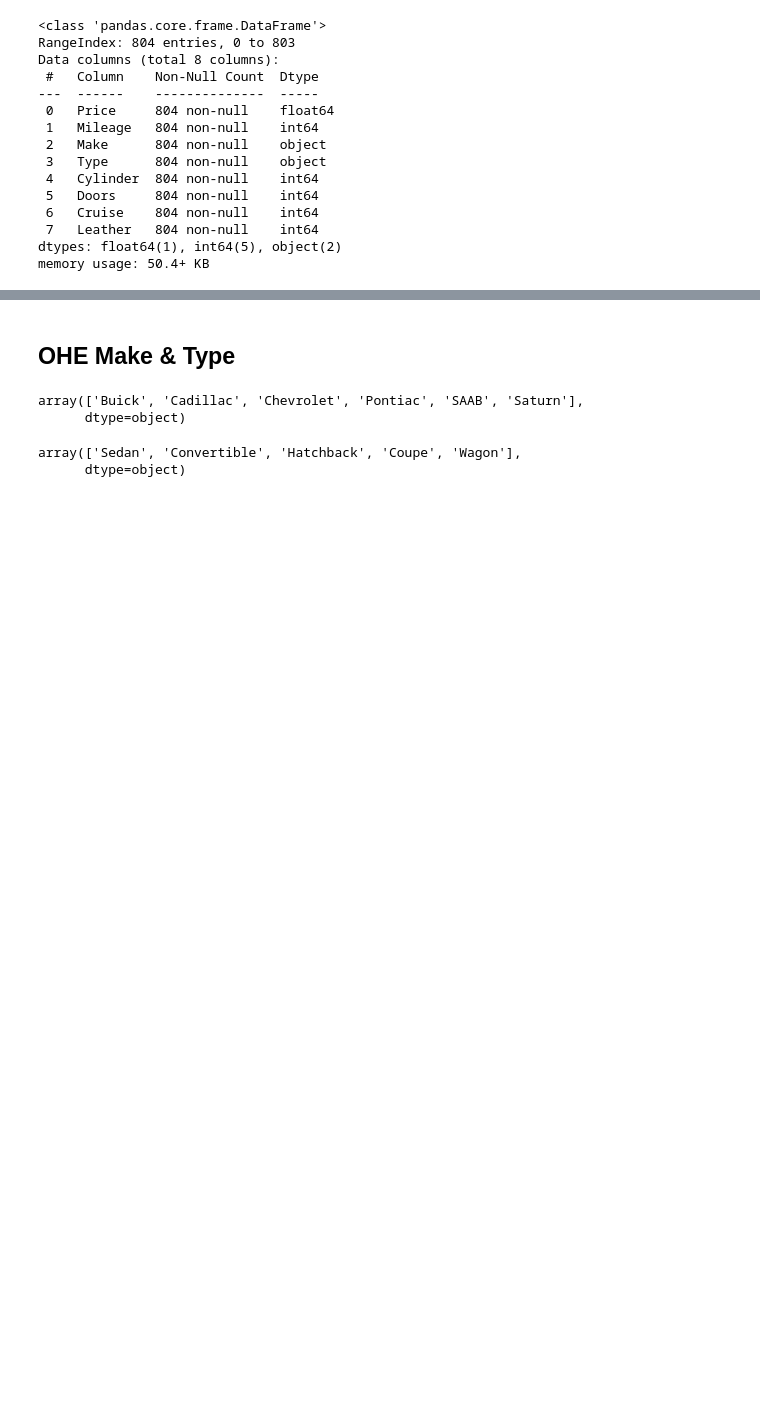
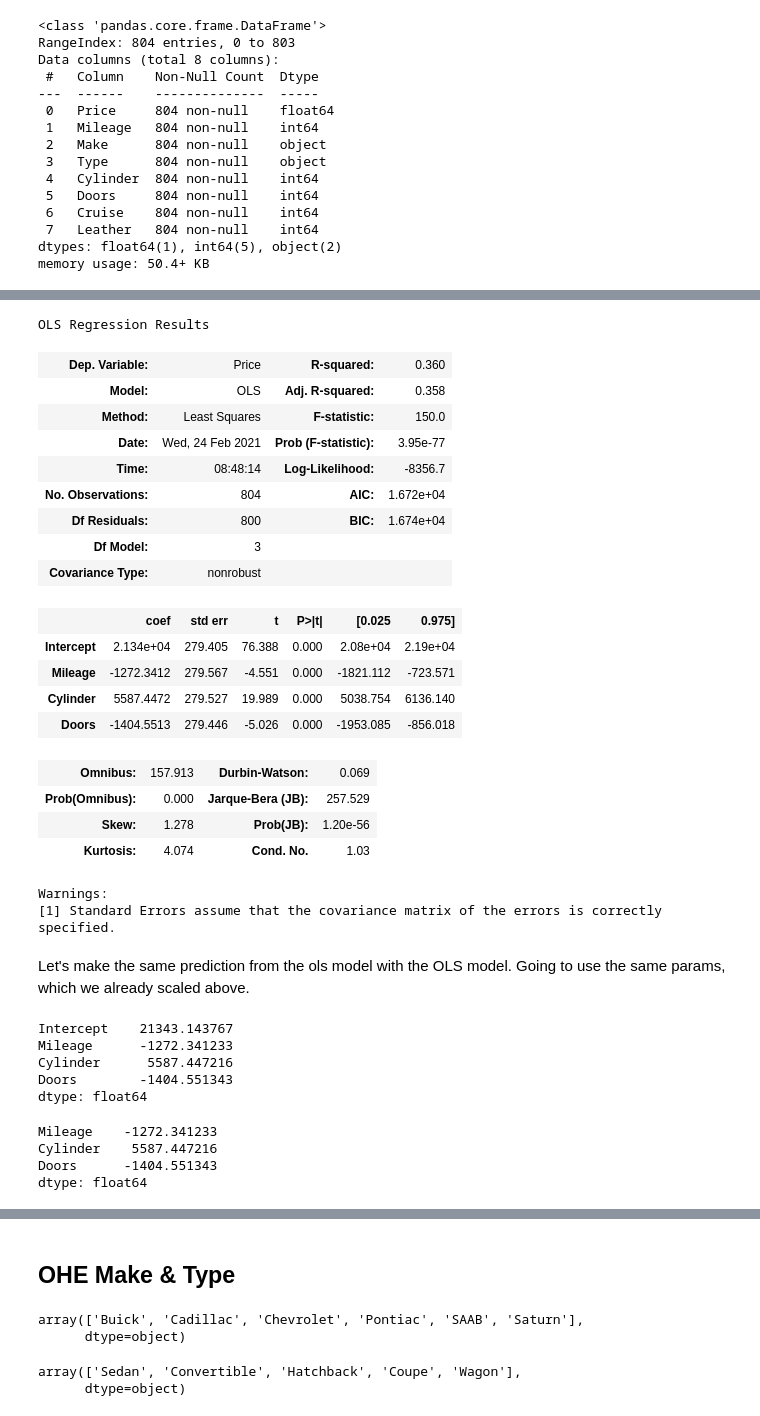
Before and after one commit to Ozxahmed/ML_DS_DL_Udemy_Course, a Jupyter notebook: s3_predictive_models.ipynb, the cells around one changed output, grey strips where cells are left out. Cells and saved outputs as stored; diff of their text form; code cells hidden in the pictures; blank space fills up the shorter version.

```diff
--- a/s3_predictive_models.ipynb
+++ b/s3_predictive_models.ipynb
@@ -419,0 +500,4 @@ memory usage: 50.4+ KB
+# %%
+ols_fsm_df = y.join(X_ss)
+
+ols_fsm_df.head()
@@ -419,0 +511,50 @@ memory usage: 50.4+ KB
+# %%
+f = 'Price ~ Mileage + Cylinder + Doors'
+
+model_ols = ols(formula= f, data= ols_fsm_df).fit()
+model_ols.summary()
+# %% [output]
+OLS Regression Results
+| Dep. Variable: | Price | R-squared: | 0.360 |
+| Model: | OLS | Adj. R-squared: | 0.358 |
+| Method: | Least Squares | F-statistic: | 150.0 |
+| Date: | Wed, 24 Feb 2021 | Prob (F-statistic): | 3.95e-77 |
+| Time: | 08:48:14 | Log-Likelihood: | -8356.7 |
+| No. Observations: | 804 | AIC: | 1.672e+04 |
+| Df Residuals: | 800 | BIC: | 1.674e+04 |
+| Df Model: | 3 |  |  |
+| Covariance Type: | nonrobust |  |  |
+|  | coef | std err | t | P>|t| | [0.025 | 0.975] |
+| Intercept | 2.134e+04 | 279.405 | 76.388 | 0.000 | 2.08e+04 | 2.19e+04 |
+| Mileage | -1272.3412 | 279.567 | -4.551 | 0.000 | -1821.112 | -723.571 |
+| Cylinder | 5587.4472 | 279.527 | 19.989 | 0.000 | 5038.754 | 6136.140 |
+| Doors | -1404.5513 | 279.446 | -5.026 | 0.000 | -1953.085 | -856.018 |
+| Omnibus: | 157.913 | Durbin-Watson: | 0.069 |
+| Prob(Omnibus): | 0.000 | Jarque-Bera (JB): | 257.529 |
+| Skew: | 1.278 | Prob(JB): | 1.20e-56 |
+| Kurtosis: | 4.074 | Cond. No. | 1.03 |
+Warnings:
+[1] Standard Errors assume that the covariance matrix of the errors is correctly specified.
+# %% [markdown]
+
+Let's make the same prediction from the ols model with the OLS model. Going to use the same params, which we already scaled above.
+# %%
+# let's get the coef from our ols model
+
+model_ols.params
+# %% [output]
+Intercept    21343.143767
+Mileage      -1272.341233
+Cylinder      5587.447216
+Doors        -1404.551343
+dtype: float64
+# %%
+# isolating the coefs for mileage, cylinder, doors.
+# IMPORTANT: these coefs are based on the scaled values of ea of those features. Not the actual.
+
+model_ols.params[1:4]
+# %% [output]
+Mileage    -1272.341233
+Cylinder    5587.447216
+Doors      -1404.551343
+dtype: float64
```
Also changed, not shown: parts of 18 cells of this notebook.
